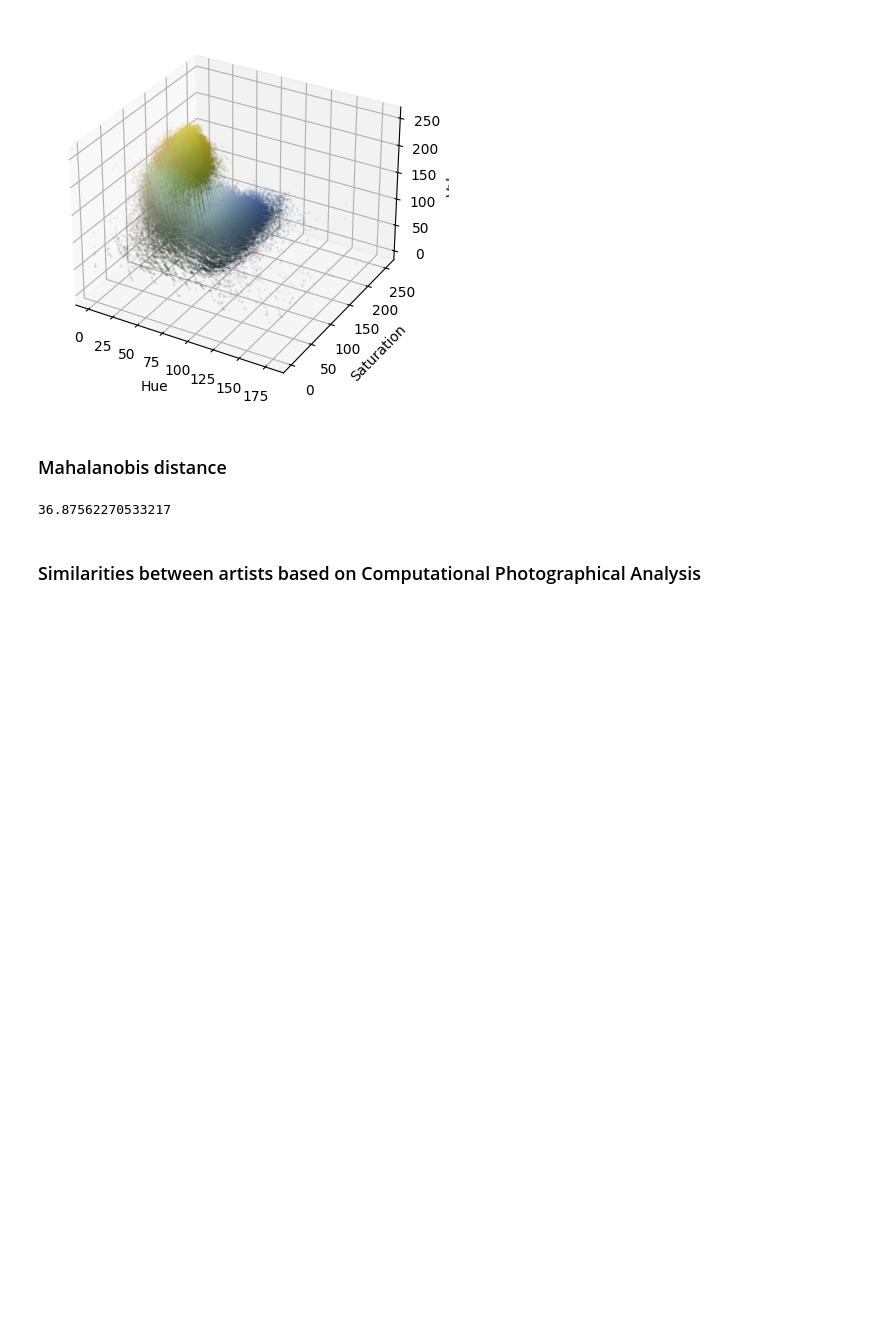
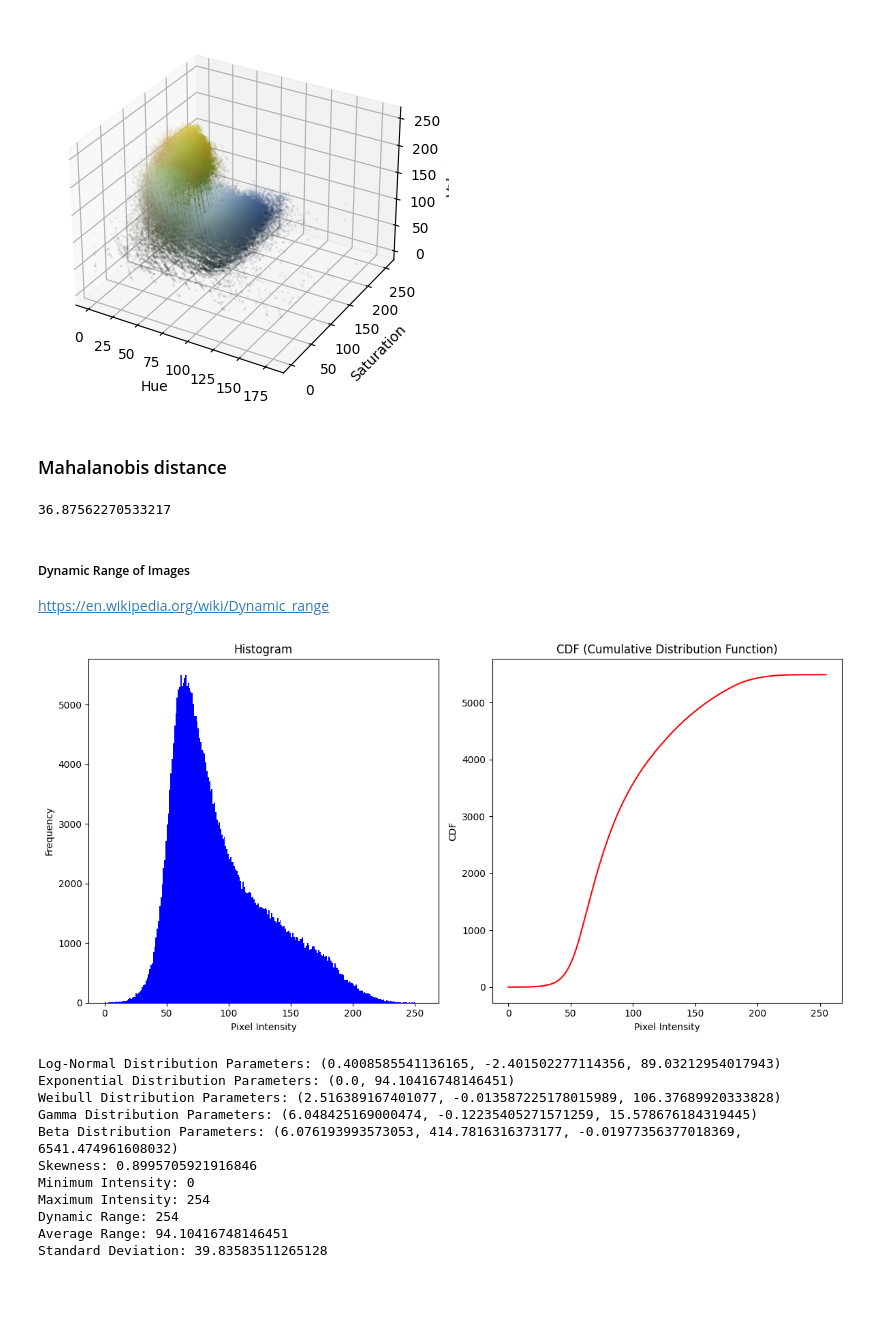
Before and after one commit to Charles-Gormley/DaVinciVision, a Jupyter notebook: EDA/Analysis.ipynb, the cells around one changed output. Drawn from its saved outputs; the diff is of its cells as text; code cells hidden in the pictures; blank space fills up the shorter version.

Commit message:
Dynamic Range

```diff
--- a/EDA/Analysis.ipynb
+++ b/EDA/Analysis.ipynb
@@ -163,5 +158,39 @@ def mahalanobis(img_path_1, img_path_2):
 mahalanobis(img_path, img_path_2)
 # %% [output]
 36.87562270533217
-# %% [markdown]
-### Similarities between artists based on Computational Photographical Analysis
+# %% [markdown]
+##### Dynamic Range of Images
+https://en.wikipedia.org/wiki/Dynamic_range
+# %%
+import numpy as np
+from scipy.stats import lognorm, expon, weibull_min, gamma, beta
+
+# Log-Normal Distribution
+def fit_lognormal(data):
+    params = lognorm.fit(data)
+    return params
+
+# Exponential Distribution
+def fit_exponential(data):
+    params = expon.fit(data)
+    return params
+
+# Weibull Distribution
+def fit_weibull(data):
+    params = weibull_min.fit(data)
+    return params
+
+# Gamma Distribution
+def fit_gamma(data):
+    params = gamma.fit(data)
+    return params
+
+# Beta Distribution
+def fit_beta(data):
+    params = beta.fit(data)
+    return params
+
+# Skewness Calculation
+def calculate_skewness(data):
+    skewness = np.mean((data - np.mean(data)) ** 3) / np.power(np.var(data), 1.5)
+    return skewness
@@ -167,0 +261,18 @@ mahalanobis(img_path, img_path_2)
+# %%
+# Usage example
+analyze_dynamic_range(img_path)
+# %% [output]
+[figure, added]
+Log-Normal Distribution Parameters: (0.4008585541136165, -2.401502277114356, 89.03212954017943)
+Exponential Distribution Parameters: (0.0, 94.10416748146451)
+Weibull Distribution Parameters: (2.516389167401077, -0.013587225178015989, 106.37689920333828)
+Gamma Distribution Parameters: (6.048425169000474, -0.12235405271571259, 15.578676184319445)
+Beta Distribution Parameters: (6.076193993573053, 414.7816316373177, -0.01977356377018369, 6541.474961608032)
+Skewness: 0.8995705921916846
+Minimum Intensity: 0
+Maximum Intensity: 254
+Dynamic Range: 254
+Average Range: 94.10416748146451
+Standard Deviation: 39.83583511265128
+# %% [markdown]
+#####
```
Also changed, not shown: parts of 3 cells of this notebook, 3 other files.
